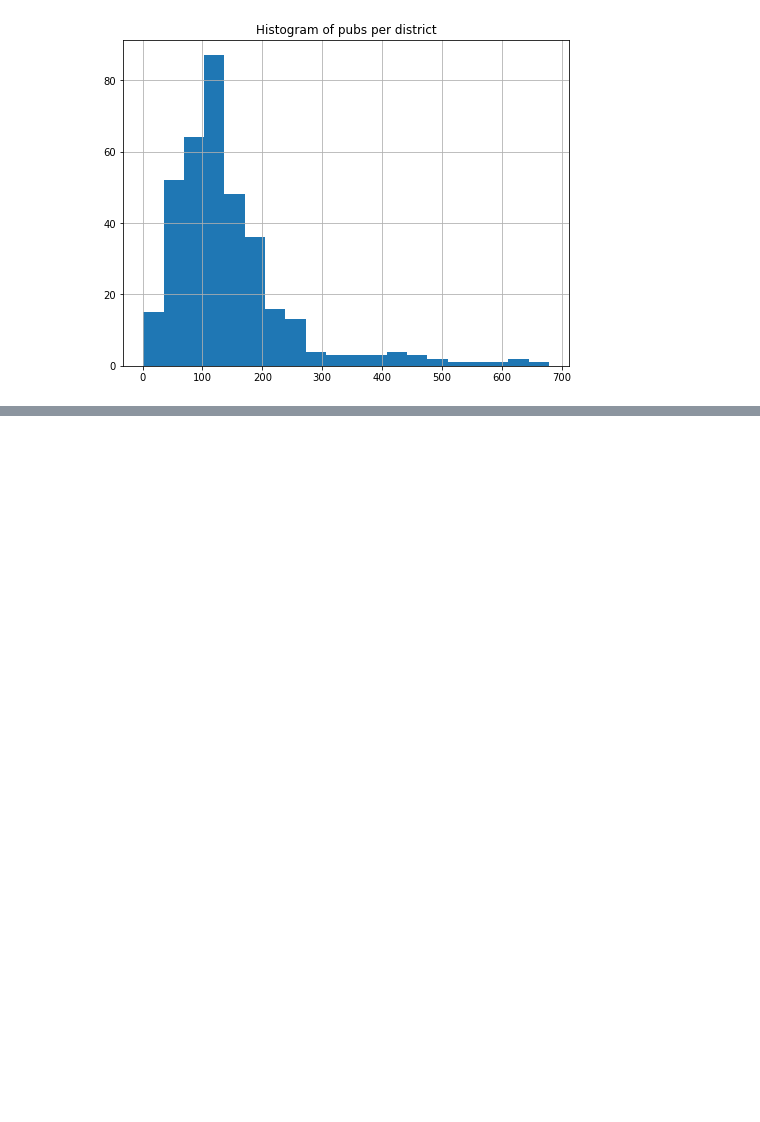
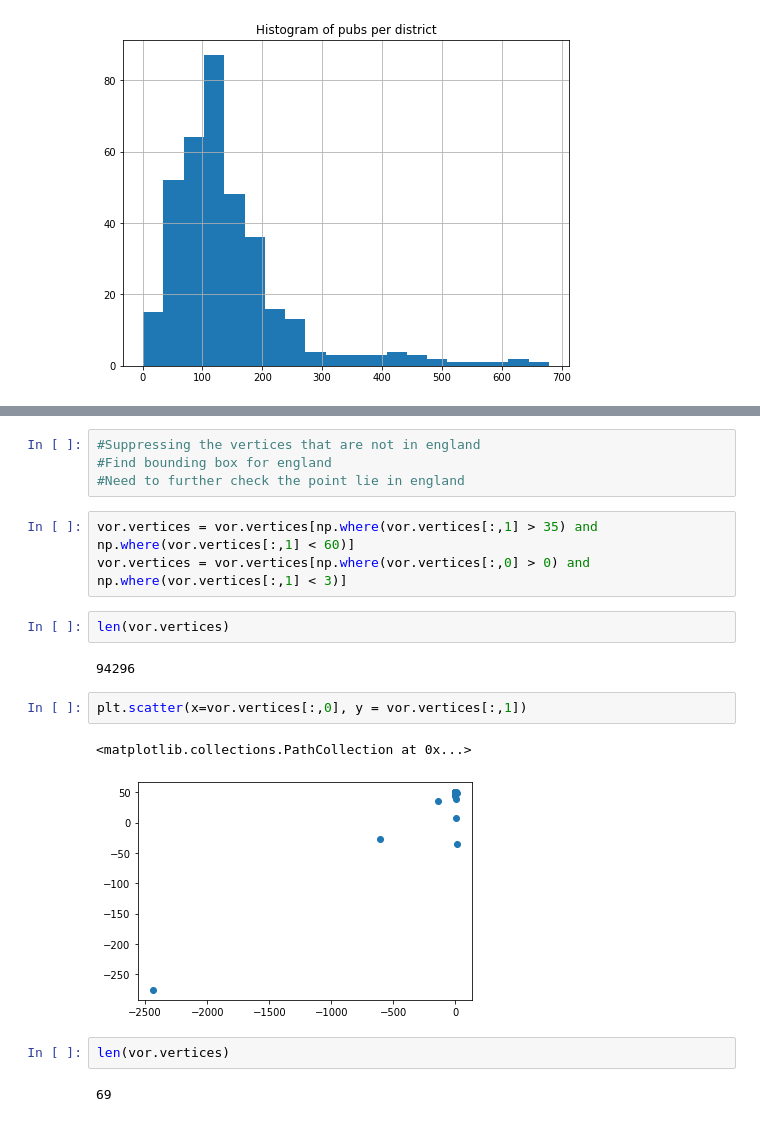
Before and after one commit to com-480-data-visualization/datavis-project-2022-alendro_and_the_aleandros, a Jupyter notebook: EDA.ipynb, the cells around one changed output, grey strips where cells are left out. Cells and saved outputs as stored; diff of their text form; blank space fills up the shorter version.

```diff
--- a/EDA.ipynb
+++ b/EDA.ipynb
@@ -222,0 +233,20 @@ plt.savefig('Hist1.png')
+# %%
+#Suppressing the vertices that are not in england
+#Find bounding box for england
+#Need to further check the point lie in england
+# %%
+vor.vertices = vor.vertices[np.where(vor.vertices[:,1] > 35) and np.where(vor.vertices[:,1] < 60)]
+vor.vertices = vor.vertices[np.where(vor.vertices[:,0] > 0) and np.where(vor.vertices[:,1] < 3)]
+# %%
+len(vor.vertices)
+# %% [output]
+94296
+# %%
+plt.scatter(x=vor.vertices[:,0], y = vor.vertices[:,1])
+# %% [output]
+<matplotlib.collections.PathCollection at 0x...>
+[figure, added]
+# %%
+len(vor.vertices)
+# %% [output]
+69
```
Also changed, not shown: parts of 21 cells of this notebook, 10 other files.
